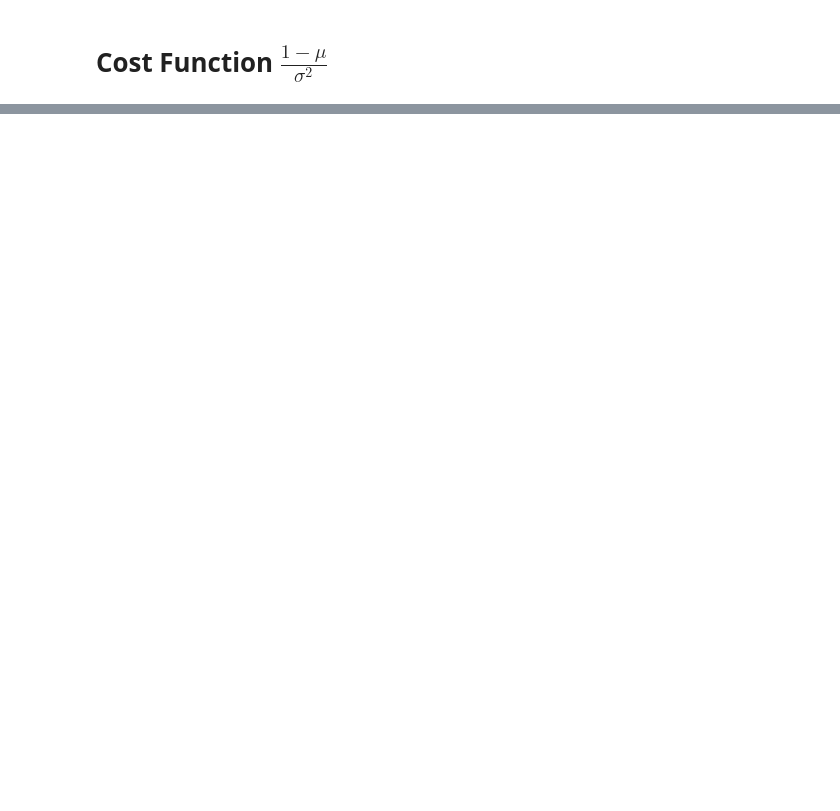
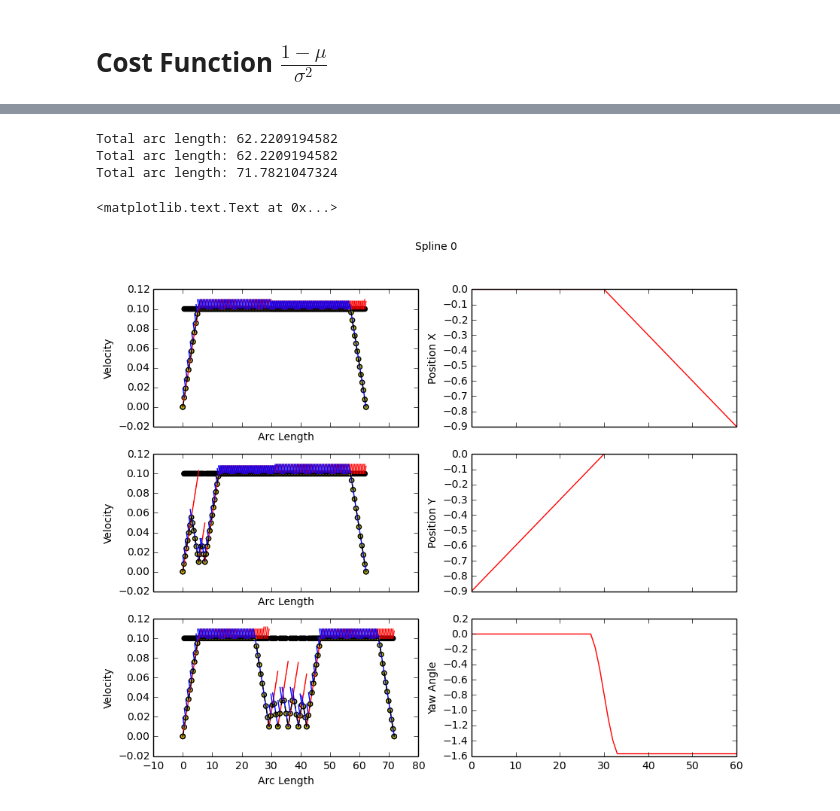
Before and after one commit to pnvyshnav/smap_PD, a Jupyter notebook: stats/TrajectoryEvaluation.ipynb, the cells around one changed output, grey strips where cells are left out. Drawn from its saved outputs; the diff is of its cells as text; code cells hidden in the pictures; blank space fills up the shorter version.

```diff
--- a/stats/TrajectoryEvaluation.ipynb
+++ b/stats/TrajectoryEvaluation.ipynb
@@ -178,0 +343,19 @@ High five! You successfuly sent some data to your account on plotly. View your p
+# %%
+spline_id = 0
+f, ((ax1, ax2), (ax3, ax4), (ax5, ax6)) = plt.subplots(3, 2, sharex='col', figsize=(10,8))
+f.suptitle("Spline %i" % spline_id)
+velocity_profile(splines[spline_id], splines[spline_id].trajectoryX, ax1, acceleration=0.02)
+velocity_profile(splines[spline_id], splines[spline_id].trajectoryY, ax3, acceleration=0.02)
+velocity_profile(splines[spline_id], splines[spline_id].trajectoryT, ax5, acceleration=0.02)
+ax2.plot(splines[spline_id].trajectoryX, c=colors[spline_id%len(colors)])
+ax2.set_ylabel("Position X")
+ax4.plot(splines[spline_id].trajectoryY, c=colors[spline_id%len(colors)])
+ax4.set_ylabel("Position Y")
+ax6.plot(splines[spline_id].trajectoryT, c=colors[spline_id%len(colors)])
+ax6.set_ylabel("Yaw Angle")
+# %% [output]
+Total arc length: 62.2209194582
+Total arc length: 62.2209194582
+Total arc length: 71.7821047324
+<matplotlib.text.Text at 0x...>
+[figure, added]
```
Also changed, not shown: parts of 15 cells of this notebook, 12 other files.
